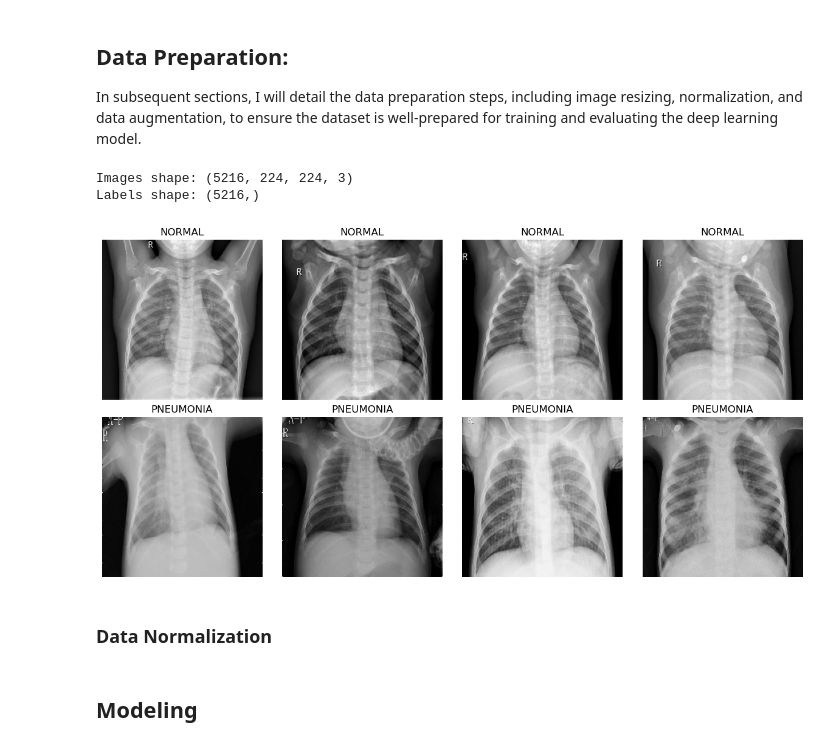
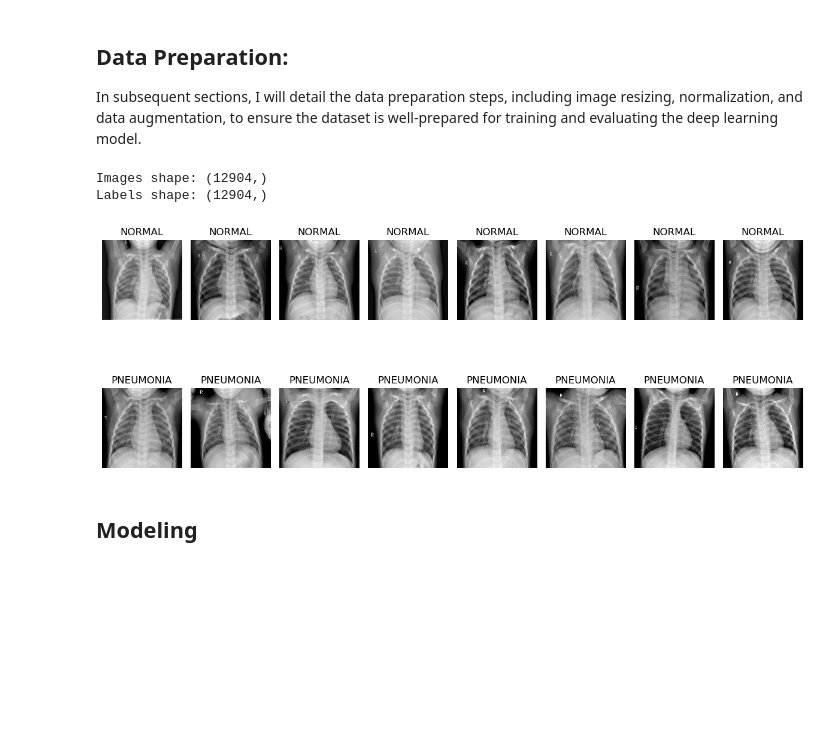
Before and after one commit to Ivan3864/Pneumonia-Detection, a Jupyter notebook: notebook.ipynb, the cells around one changed output. Saved outputs shown, nothing was run; the diff lists cells and outputs as text; code cells hidden in the pictures; blank space fills up the shorter version.

Commit message:
Changes to the data preperation

```diff
--- a/notebook.ipynb
+++ b/notebook.ipynb
@@ -103,9 +104,12 @@ from tensorflow.keras.preprocessing.image import ImageDataGenerator
 # %%
 # Define the paths to the train dataset for NORMAL and PNEUMONIA
-normal_path = 'chest_xray/train/NORMAL/'
-pneumonia_path = 'chest_xray/train/PNEUMONIA/'
+train_normal_path = 'chest_xray/train/NORMAL'
+train_pneumonia_path = 'chest_xray/train/PNEUMONIA'
 # %%
-# Initializing empty lists to store image data and labels
-images = []
-labels = []
+# Initialize empty lists to store the data and labels
+x_train = []
+y_train = []
+# %%
+# Define the target size for resizing
+target_size = (64, 64)
 # %%
@@ -129,38 +135,39 @@ for img_name in os.listdir(pneumonia_path):
 # %%
-# Converting the image and label lists to NumPy arrays
-x_train = np.array(images)
-y_train = np.array(labels)
+# Convert the lists to NumPy arrays
+x_train = np.array(x_train)
+y_train = np.array(y_train)
 # %%
 # Checking the shape of the data arrays
-print("Images shape:", images.shape)
-print("Labels shape:", labels.shape)
+print("Images shape:", x_train.shape)
+print("Labels shape:", y_train.shape)
 # %% [output]
-Images shape: (5216, 224, 224, 3)
-Labels shape: (5216,)
+Images shape: (12904,)
+Labels shape: (12904,)
 # %%
-# Display sample images from the dataset
-plt.figure(figsize=(12, 6))
 
-# Display NORMAL images
-for i in range(4):
-    plt.subplot(2, 4, i + 1)
-    plt.imshow(images[i])
-    plt.title("NORMAL")
-    plt.axis('off')
+# Define a function to display sample images in two rows (NORMAL on top, PNEUMONIA on bottom)
+def display_sample_images(images, labels, num_samples=4):
+    plt.figure(figsize=(12, 6))
 
-# Display PNEUMONIA images
-for i in range(4):
-    plt.subplot(2, 4, i + 5)
-    plt.imshow(images[len(images) // 2 + i])  # Display images from the second half of the list (PNEUMONIA)
-    plt.title("PNEUMONIA")
-    plt.axis('off')
+    for i in range(num_samples):
+        plt.subplot(2, num_samples, i + 1)
+        plt.imshow(images[i])
+        plt.title("NORMAL")
+        plt.axis('off')
 
-plt.tight_layout()
-plt.show()
+    for i in range(num_samples):
+        plt.subplot(2, num_samples, num_samples + i + 1)
+        plt.imshow(images[len(images) // 2 + i])  # Display PNEUMONIA images from the second half
+        plt.title("PNEUMONIA")
+        plt.axis('off')
+
+    plt.tight_layout()
+    plt.show()
+
+# Display sample images (NORMAL on top, PNEUMONIA on bottom)
+display_sample_images(x_train, y_train, num_samples=8)
 # %% [output]
-[figure, old version]
+[figure, new version]
-# %% [markdown]
-### Data Normalization
 # %% [markdown]
 ## Modeling
 # %% [markdown]
```
Also changed, not shown: parts of 3 cells of this notebook.
